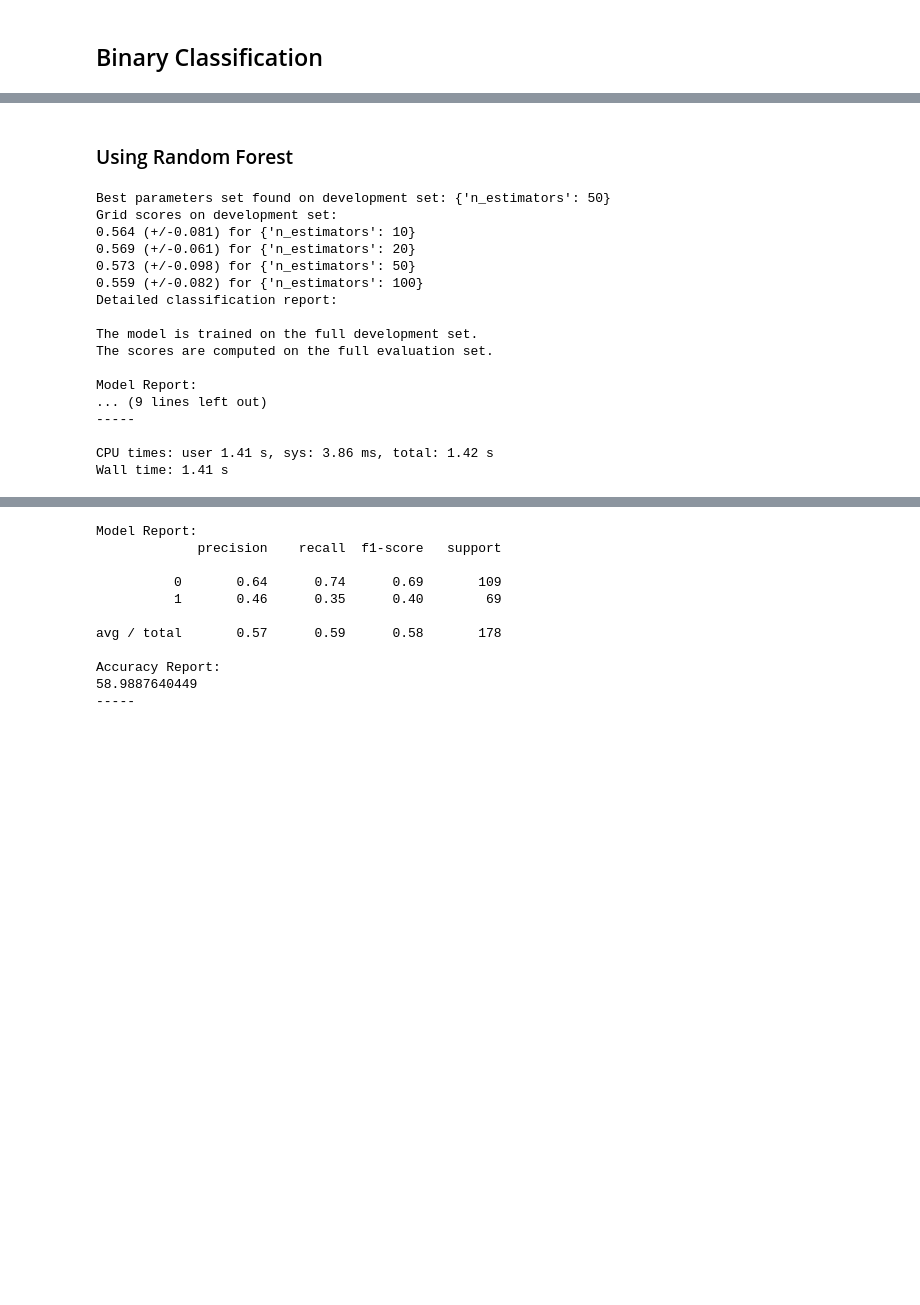
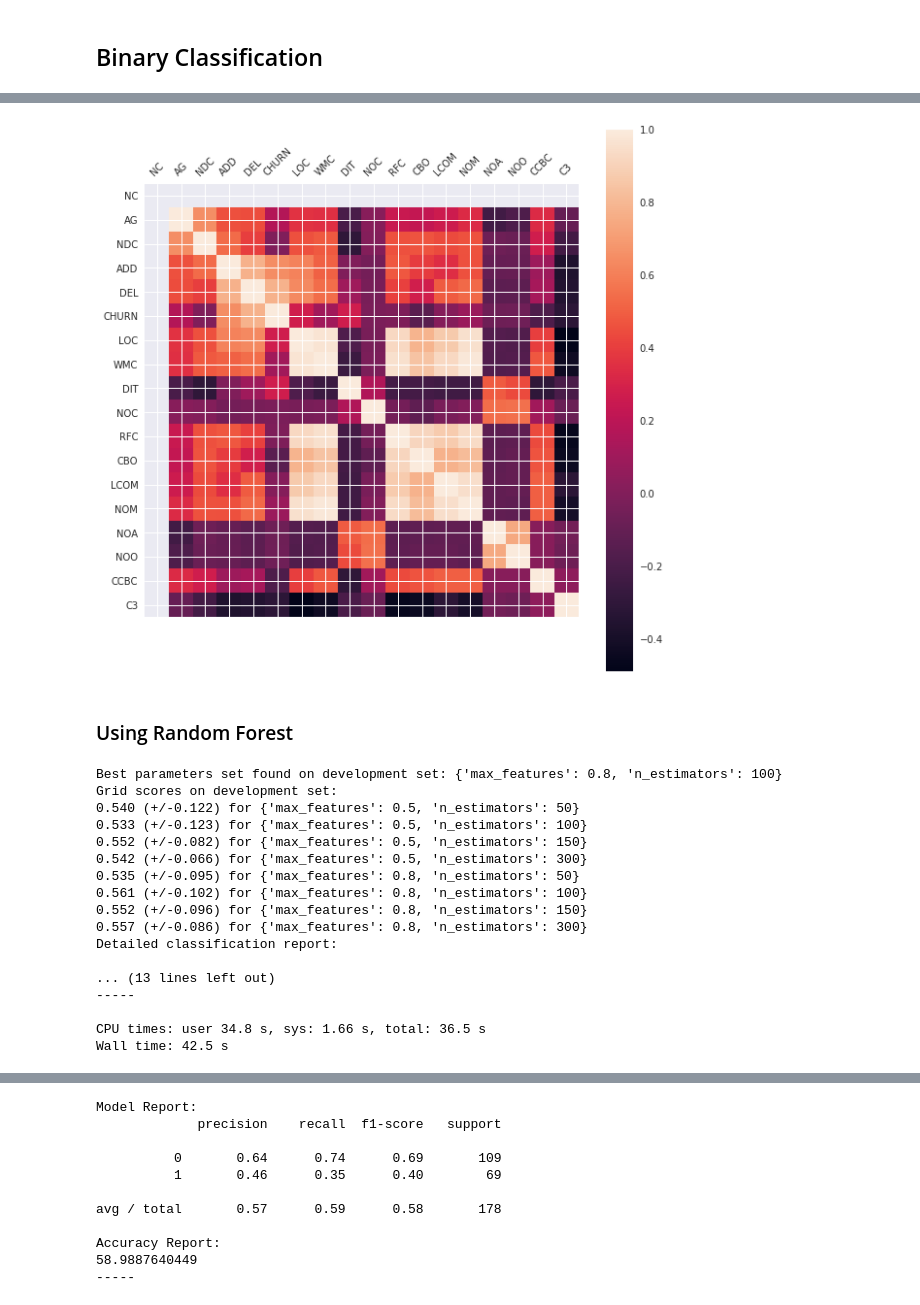
Before and after one commit to JerelynCo/RefactoringXGBoost, a Jupyter notebook: ProcProdRefRecommendation.ipynb, the cells around one changed output, grey strips where cells are left out. Saved outputs shown, nothing was run; the diff lists cells and outputs as text; code cells hidden in the pictures; blank space fills up the shorter version.

```diff
--- a/ProcProdRefRecommendation.ipynb
+++ b/ProcProdRefRecommendation.ipynb
@@ -137,27 +152,36 @@ data_df_csf["w_ref"].value_counts().plot(kind="bar")
 features = proc_cols+prod_cols
 X, y = get_inputs(data_df_csf, features, bin_label)
 X_train, X_test, y_train, y_test = train_test_split(X, y, test_size=TEST_SIZE, random_state=RAND_STATE)
+# %%
+rcParams['figure.figsize'] = 10,10
+plt.matshow(data_df_csf[features].corr())
+plt.xticks(range(len(features)), features, rotation=45)
+plt.yticks(range(len(features)), features)
+plt.colorbar()
+plt.show()
+# %% [output]
+[figure, added]
 # %% [markdown]
 ### Using Random Forest
 # %%
 %%time
-tuning_params = [{'n_estimators': [10, 20, 50, 100]}]
+tuning_params = [{'n_estimators': [50, 100, 150, 300], 'max_features': [0.5,0.8]}]
 est, y_true, y_pred = RF(X_train, y_train.values.ravel(), X_test, y_test.values.ravel(), tuning_params)
 # %% [output]
-Best parameters set found on development set: {'n_estimators': 50}
+Best parameters set found on development set: {'max_features': 0.8, 'n_estimators': 100}
 Grid scores on development set:
-0.564 (+/-0.081) for {'n_estimators': 10}
-0.569 (+/-0.061) for {'n_estimators': 20}
-0.573 (+/-0.098) for {'n_estimators': 50}
-0.559 (+/-0.082) for {'n_estimators': 100}
+0.540 (+/-0.122) for {'max_features': 0.5, 'n_estimators': 50}
+0.533 (+/-0.123) for {'max_features': 0.5, 'n_estimators': 100}
+0.552 (+/-0.082) for {'max_features': 0.5, 'n_estimators': 150}
+0.542 (+/-0.066) for {'max_features': 0.5, 'n_estimators': 300}
+0.535 (+/-0.095) for {'max_features': 0.8, 'n_estimators': 50}
+0.561 (+/-0.102) for {'max_features': 0.8, 'n_estimators': 100}
+0.552 (+/-0.096) for {'max_features': 0.8, 'n_estimators': 150}
+0.557 (+/-0.086) for {'max_features': 0.8, 'n_estimators': 300}
 Detailed classification report:
 
-The model is trained on the full development set.
-The scores are computed on the full evaluation set.
-
-Model Report:
-... (9 lines left out)
+... (13 lines left out)
 -----
 
-CPU times: user 1.41 s, sys: 3.86 ms, total: 1.42 s
-Wall time: 1.41 s
+CPU times: user 34.8 s, sys: 1.66 s, total: 36.5 s
+Wall time: 42.5 s
```
Also changed, not shown: parts of 20 cells of this notebook, 2 other files.
